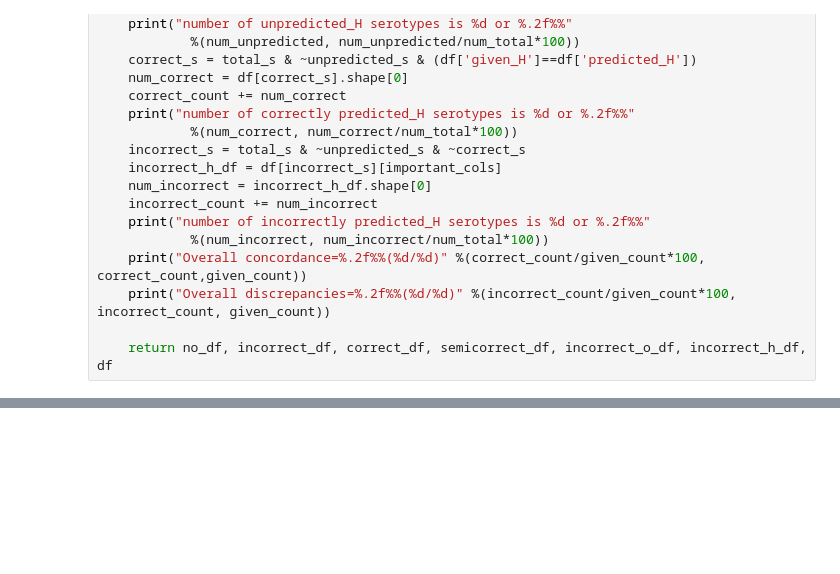
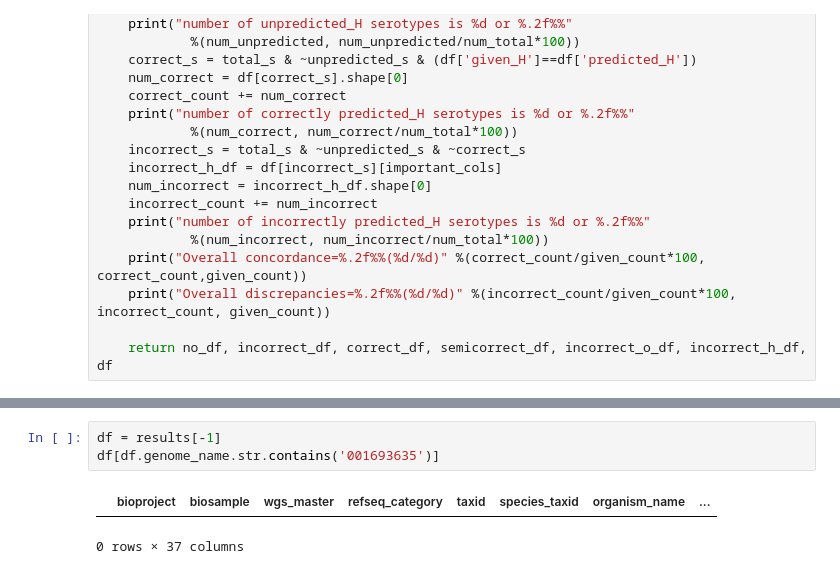
Before and after one commit to phac-nml/ecoli_serotyping, a Jupyter notebook: validation/Genbank Validation Analysis.ipynb, the cells around one changed output, grey strips where cells are left out. Cells and saved outputs as stored; diff of their text form; blank space fills up the shorter version.

```diff
--- a/validation/Genbank Validation Analysis.ipynb
+++ b/validation/Genbank Validation Analysis.ipynb
@@ -229,0 +258,6 @@ df[df.explanation=='File system error']
+# %%
+df = results[-1]
+df[df.genome_name.str.contains('001693635')]
+# %% [output]
+|  | bioproject | biosample | wgs_master | refseq_category | taxid | species_taxid | organism_name | ... |
+0 rows × 37 columns
```
Also changed, not shown: parts of 5 cells of this notebook, 5 other files.
